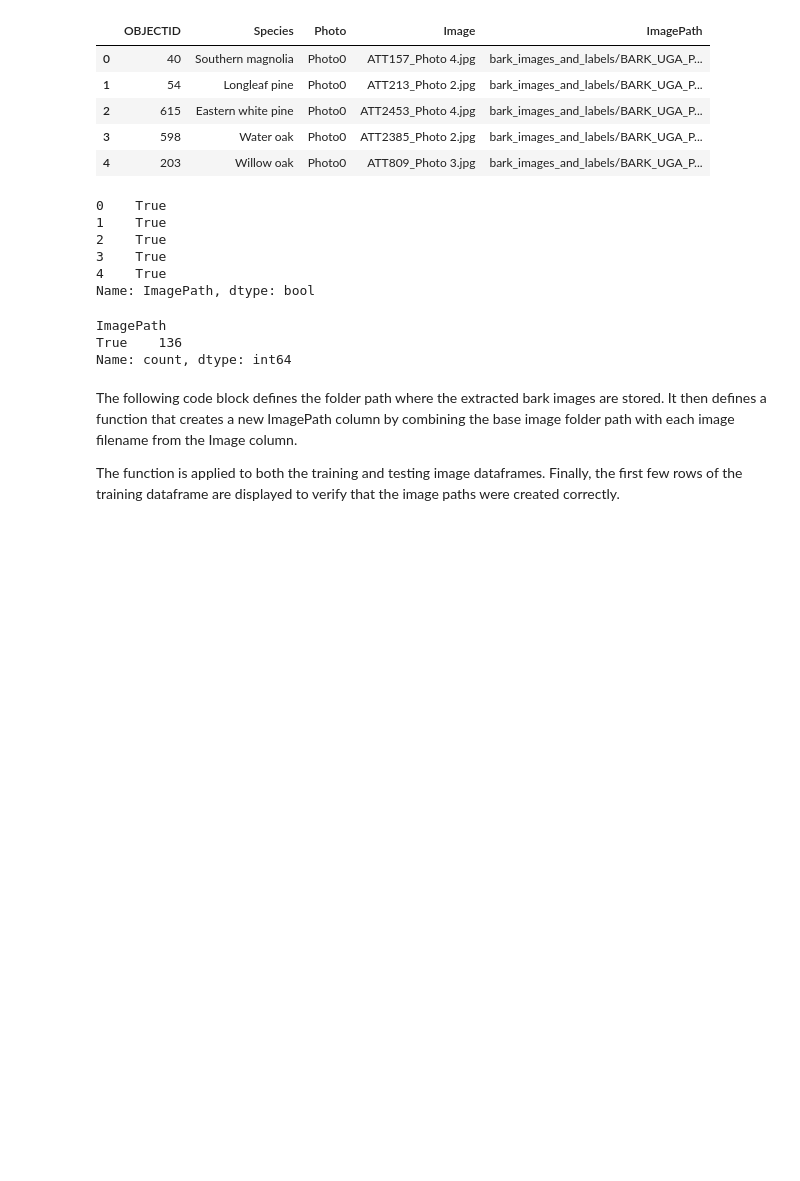
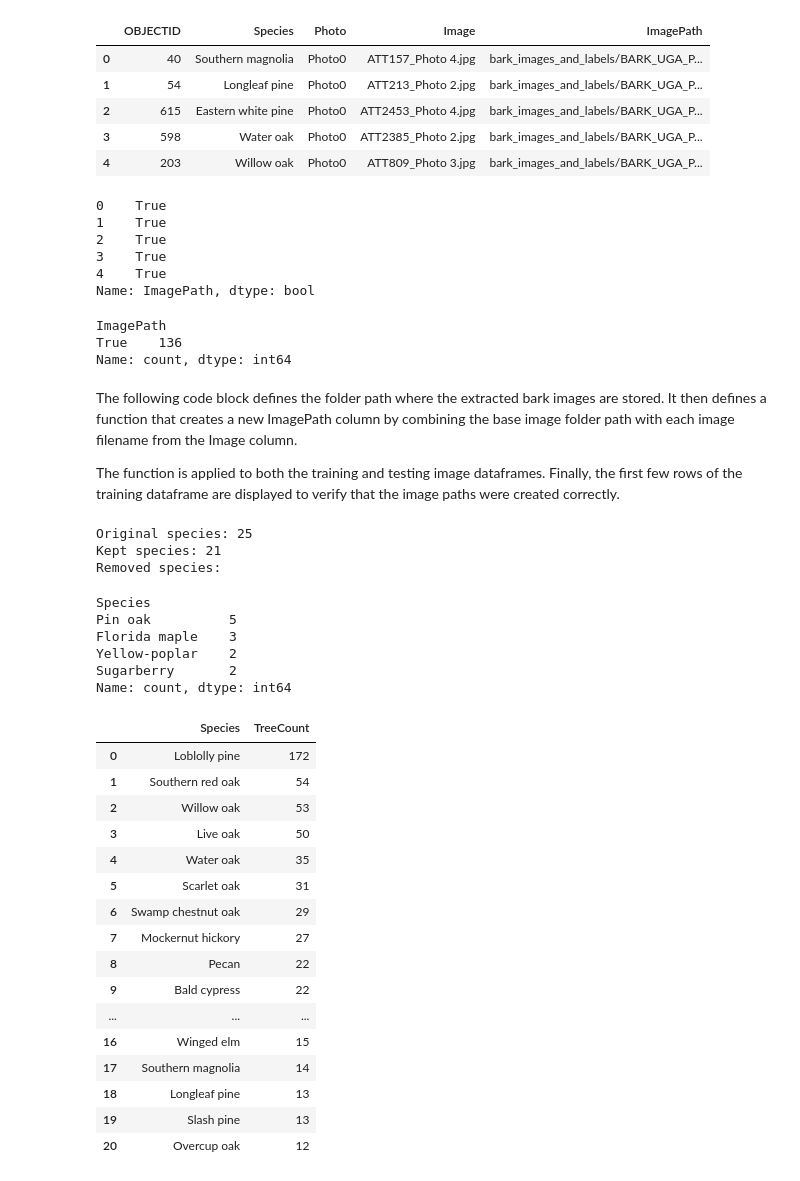
Before and after one commit to JRockMcDoggington/Bark_Imagery, a Jupyter notebook: bark_notebook.ipynb, the cells around one changed output. Saved outputs shown, nothing was run; the diff lists cells and outputs as text; code cells hidden in the pictures; blank space fills up the shorter version.

```diff
--- a/bark_notebook.ipynb
+++ b/bark_notebook.ipynb
@@ -563,6 +613,52 @@ class TrainTestBarkModel():
 
         smoke_results_df = pd.DataFrame(results)
         display(smoke_results_df)
+# %%
+min_trees_per_species = 12
+
+species_counts = df["Species"].value_counts()
+kept_species = species_counts[species_counts >= min_trees_per_species].index
+
+df_min_species_twelve = df[df["Species"].isin(kept_species)].copy()
+
+print("Original species:", df["Species"].nunique())
+print("Kept species:", df_min_species_twelve["Species"].nunique())
+print("Removed species:")
+display(species_counts[species_counts < min_trees_per_species])
+
+display(
+    df_min_species_twelve["Species"]
+    .value_counts()
+    .rename_axis("Species")
+    .reset_index(name="TreeCount")
+)
+# %% [output]
+Original species: 25
+Kept species: 21
+Removed species:
+Species
+Pin oak          5
+Florida maple    3
+Yellow-poplar    2
+Sugarberry       2
+Name: count, dtype: int64
+|  | Species | TreeCount |
+| 0 | Loblolly pine | 172 |
+| 1 | Southern red oak | 54 |
+| 2 | Willow oak | 53 |
+| 3 | Live oak | 50 |
+| 4 | Water oak | 35 |
+| 5 | Scarlet oak | 31 |
+| 6 | Swamp chestnut oak | 29 |
+| 7 | Mockernut hickory | 27 |
+| 8 | Pecan | 22 |
+| 9 | Bald cypress | 22 |
+| ... | ... | ... |
+| 16 | Winged elm | 15 |
+| 17 | Southern magnolia | 14 |
+| 18 | Longleaf pine | 13 |
+| 19 | Slash pine | 13 |
+| 20 | Overcup oak | 12 |
 # %%
 from torchvision.models import (
     # ResNet models
```
Also changed, not shown: parts of 4 cells of this notebook.
